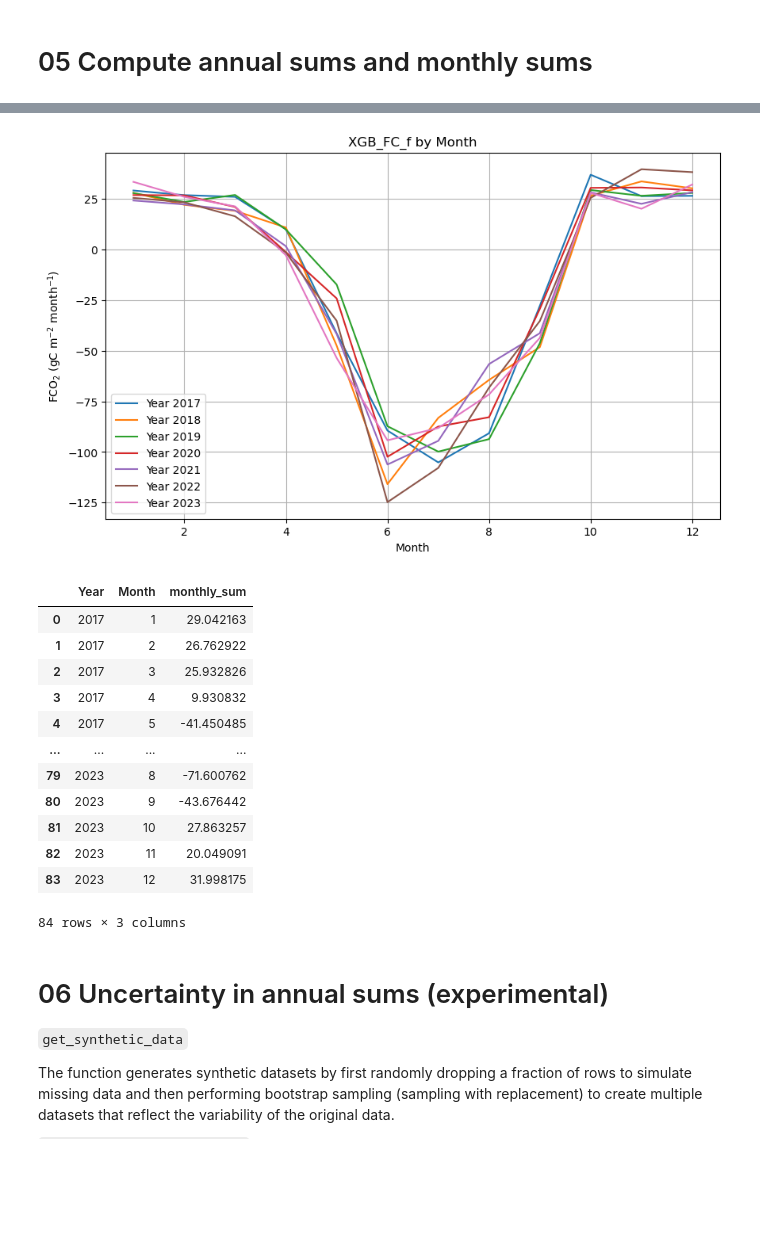
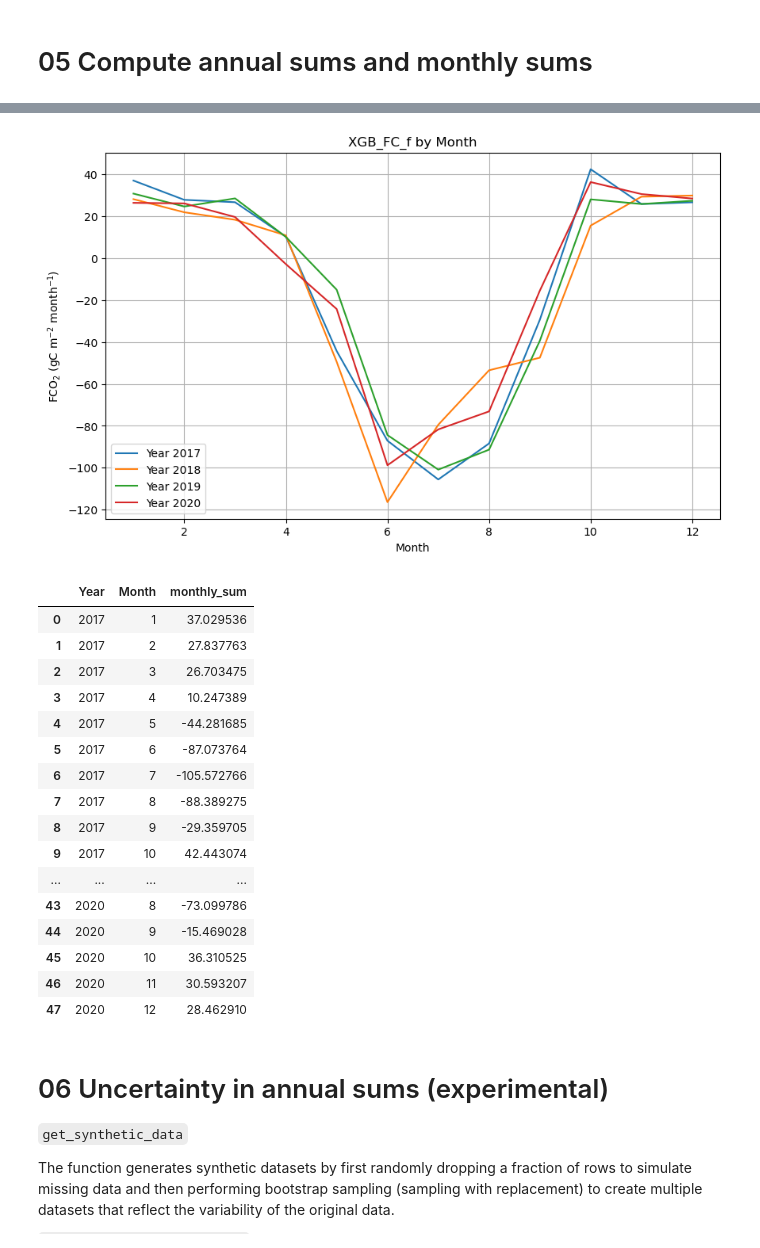
Before and after one commit to YujieLiu666/NEON_gapfill_test, a Jupyter notebook: workflow_XGB.ipynb, the cells around one changed output, grey strips where cells are left out. Drawn from its saved outputs; the diff is of its cells as text; code cells hidden in the pictures; blank space fills up the shorter version.

```diff
--- a/workflow_XGB.ipynb
+++ b/workflow_XGB.ipynb
@@ -56,7 +62,7 @@ y_col = "NEE_for_gapfill"
 - Plot the target variable (`y_col`) over time to visualize its distribution and missing values.
 - Remove rows with missing values in the target column (`y_col`) to produce a clean dataset for modeling.
 # %%
-file_name = f"data_for_XGB_{sitename}_subset.csv"
+file_name = f"data_for_XGB_{sitename}.csv"
 site_data, site_data_no_na = load_data(site_data_dir, file_name, y_col, plot=True)
 # %% [output]
 [figure]
@@ -229,20 +234,24 @@ cal_FC_annual_sum(df_pred_FC, "XGB_FC_f", 2017, 2023, plot = True)
 # %%
-cal_FC_monthly_sum(df_pred_FC, "XGB_FC_f", 2017, 2023)
+cal_FC_monthly_sum(df_pred_FC, "XGB_FC_f", 2017, 2020)
 # %% [output]
-[figure, old version]
+[figure, new version]
 |  | Year | Month | monthly_sum |
-| 0 | 2017 | 1 | 29.042163 |
-| 1 | 2017 | 2 | 26.762922 |
-| 2 | 2017 | 3 | 25.932826 |
-| 3 | 2017 | 4 | 9.930832 |
-| 4 | 2017 | 5 | -41.450485 |
+| 0 | 2017 | 1 | 37.029536 |
+| 1 | 2017 | 2 | 27.837763 |
+| 2 | 2017 | 3 | 26.703475 |
+| 3 | 2017 | 4 | 10.247389 |
+| 4 | 2017 | 5 | -44.281685 |
+| 5 | 2017 | 6 | -87.073764 |
+| 6 | 2017 | 7 | -105.572766 |
+| 7 | 2017 | 8 | -88.389275 |
+| 8 | 2017 | 9 | -29.359705 |
+| 9 | 2017 | 10 | 42.443074 |
 | ... | ... | ... | ... |
-| 79 | 2023 | 8 | -71.600762 |
-| 80 | 2023 | 9 | -43.676442 |
-| 81 | 2023 | 10 | 27.863257 |
-| 82 | 2023 | 11 | 20.049091 |
-| 83 | 2023 | 12 | 31.998175 |
+| 43 | 2020 | 8 | -73.099786 |
+| 44 | 2020 | 9 | -15.469028 |
+| 45 | 2020 | 10 | 36.310525 |
+| 46 | 2020 | 11 | 30.593207 |
+| 47 | 2020 | 12 | 28.462910 |
-84 rows × 3 columns
 # %% [markdown]
 # 06 Uncertainty in annual sums (experimental)
 
```
Also changed, not shown: parts of 6 cells of this notebook, 2 other files.
